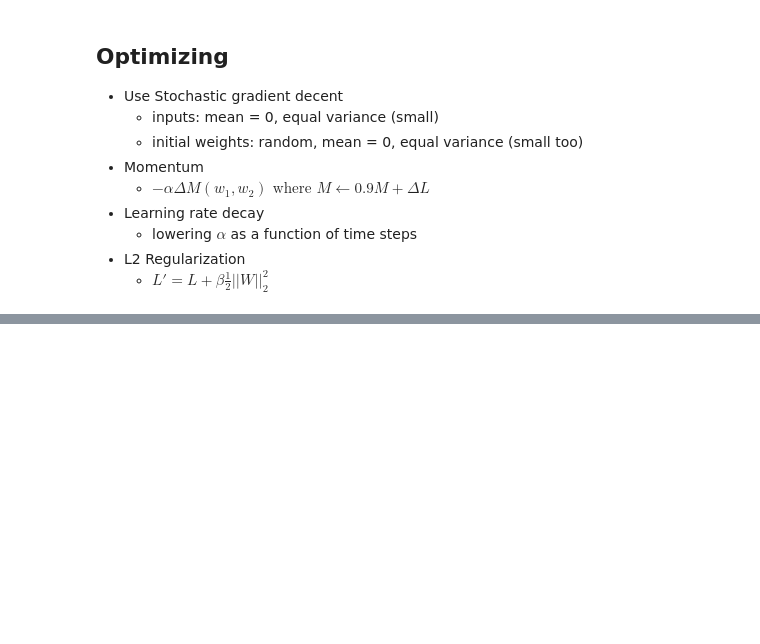
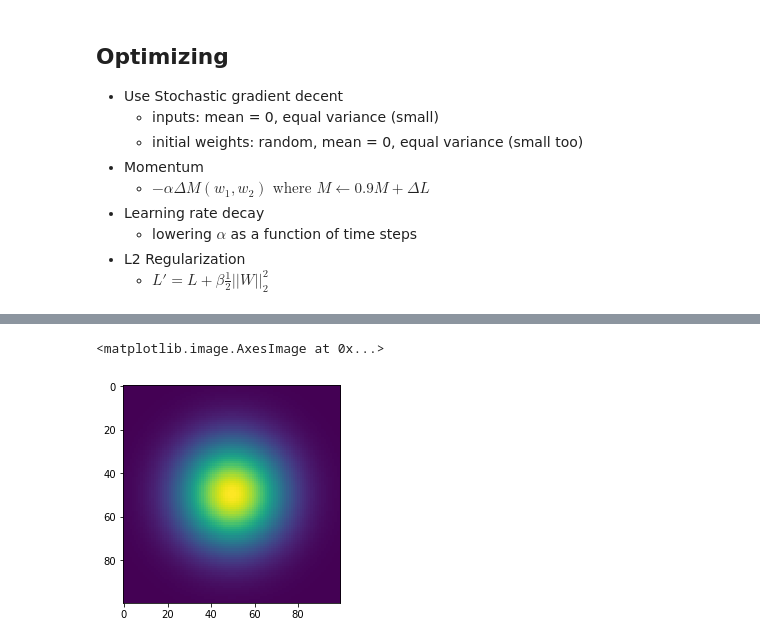
Before and after one commit to grananqvist/Machine-Learning-Web-Application-Firewall-and-Dataset, a Jupyter notebook: misc/Data_analysis_CheatSheet.ipynb, the cells around one changed output, grey strips where cells are left out. Cells and saved outputs as stored; diff of their text form; code cells hidden in the pictures; blank space fills up the shorter version.

```diff
--- a/misc/Data_analysis_CheatSheet.ipynb
+++ b/misc/Data_analysis_CheatSheet.ipynb
@@ -1021,0 +1103,12 @@ input X            Logit y         Softmax(y)          One-Hot labels L
+# %%
+# Let's store the number of values in our Gaussian curve.
+ksize = z.get_shape().as_list()[0]
+
+# Let's multiply the two to get a 2d gaussian
+z_2d = tf.matmul(tf.reshape(z, [ksize, 1]), tf.reshape(z, [1, ksize]))
+
+# Execute the graph
+plt.imshow(z_2d.eval())
+# %% [output]
+<matplotlib.image.AxesImage at 0x...>
+[figure, added]
```
Also changed, not shown: parts of 5 cells of this notebook, 1 other file.
